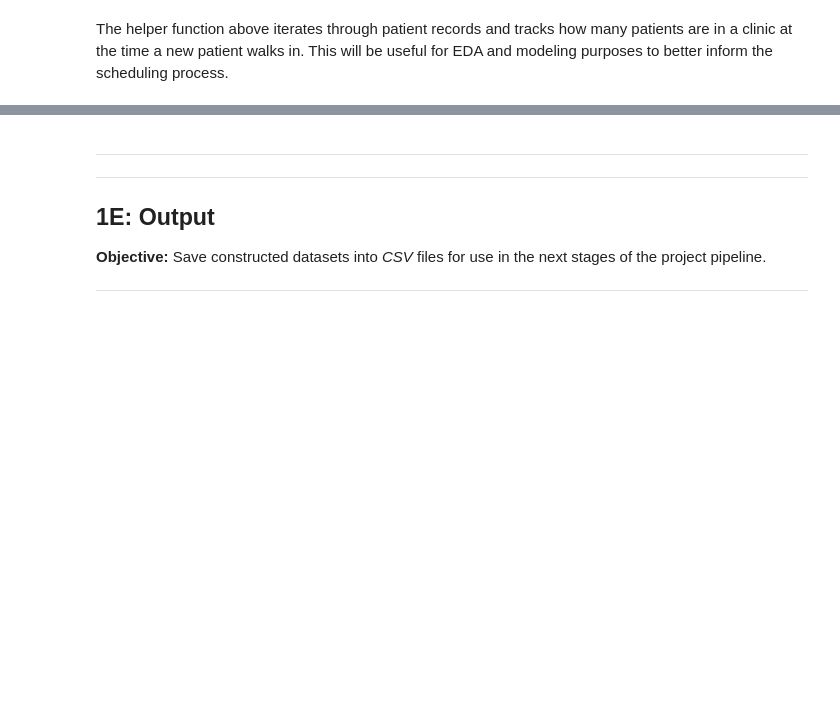
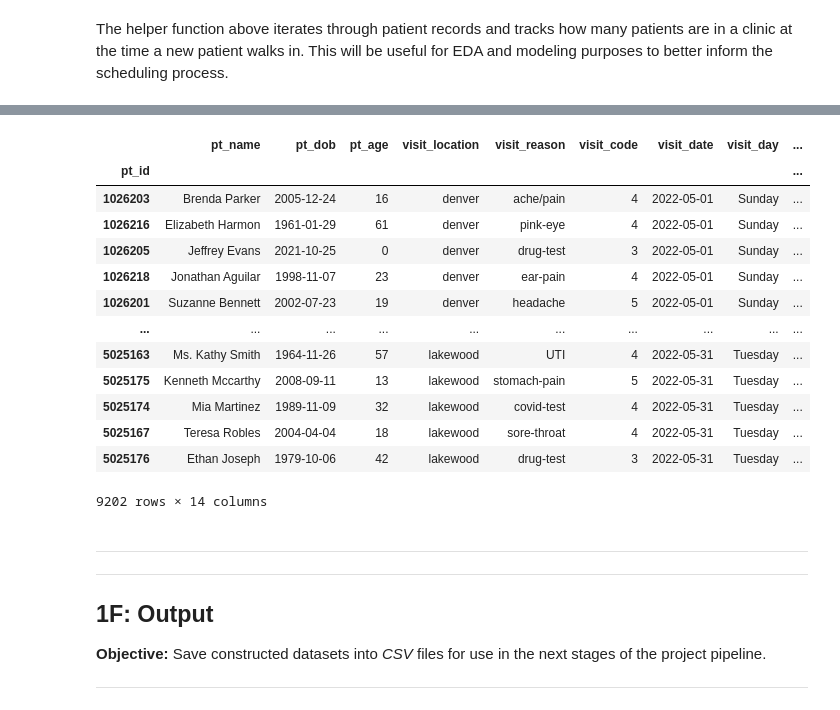
Before and after one commit to rc-9/TecNav, a Jupyter notebook: uc_data_fabricator.ipynb, the cells around one changed output, grey strips where cells are left out. Cells and saved outputs as stored; diff of their text form; code cells hidden in the pictures; blank space fills up the shorter version.

```diff
--- a/uc_data_fabricator.ipynb
+++ b/uc_data_fabricator.ipynb
@@ -794,8 +897,25 @@ This dataset will consist of the same attributes existing in the past petient re
+# %%
+new_patients_df
+# %% [output]
+|  | pt_name | pt_dob | pt_age | visit_location | visit_reason | visit_code | visit_date | visit_day | ... |
+| pt_id |  |  |  |  |  |  |  |  | ... |
+| 1026203 | Brenda Parker | 2005-12-24 | 16 | denver | ache/pain | 4 | 2022-05-01 | Sunday | ... |
+| 1026216 | Elizabeth Harmon | 1961-01-29 | 61 | denver | pink-eye | 4 | 2022-05-01 | Sunday | ... |
+| 1026205 | Jeffrey Evans | 2021-10-25 | 0 | denver | drug-test | 3 | 2022-05-01 | Sunday | ... |
+| 1026218 | Jonathan Aguilar | 1998-11-07 | 23 | denver | ear-pain | 4 | 2022-05-01 | Sunday | ... |
+| 1026201 | Suzanne Bennett | 2002-07-23 | 19 | denver | headache | 5 | 2022-05-01 | Sunday | ... |
+| ... | ... | ... | ... | ... | ... | ... | ... | ... | ... |
+| 5025163 | Ms. Kathy Smith | 1964-11-26 | 57 | lakewood | UTI | 4 | 2022-05-31 | Tuesday | ... |
+| 5025175 | Kenneth Mccarthy | 2008-09-11 | 13 | lakewood | stomach-pain | 5 | 2022-05-31 | Tuesday | ... |
+| 5025174 | Mia Martinez | 1989-11-09 | 32 | lakewood | covid-test | 4 | 2022-05-31 | Tuesday | ... |
+| 5025167 | Teresa Robles | 2004-04-04 | 18 | lakewood | sore-throat | 4 | 2022-05-31 | Tuesday | ... |
+| 5025176 | Ethan Joseph | 1979-10-06 | 42 | lakewood | drug-test | 3 | 2022-05-31 | Tuesday | ... |
+9202 rows × 14 columns
 # %% [markdown]
 ---
 ---
 
-## 1E: Output
+## 1F: Output
 
 **Objective:** Save constructed datasets into *CSV* files for use in the next stages of the project pipeline.
 
```
Also changed, not shown: parts of 44 cells of this notebook, 6 other files.
